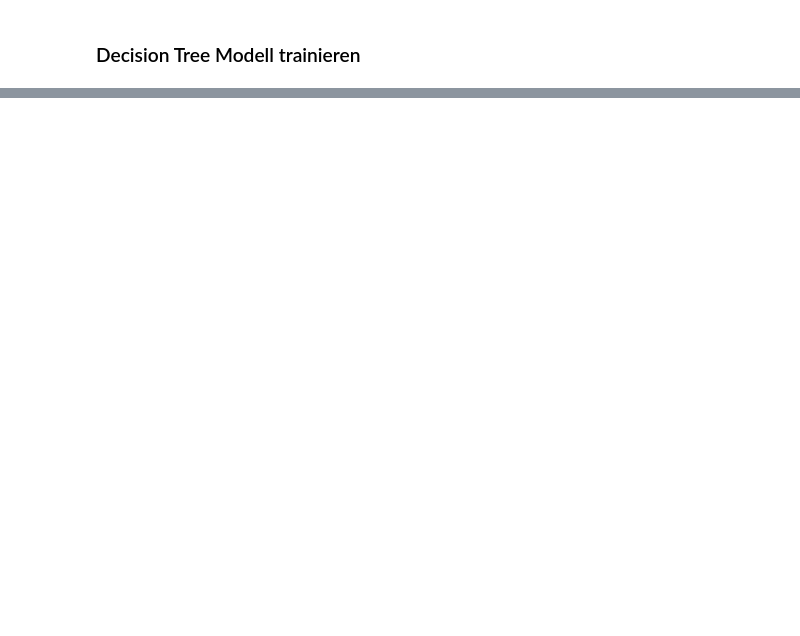
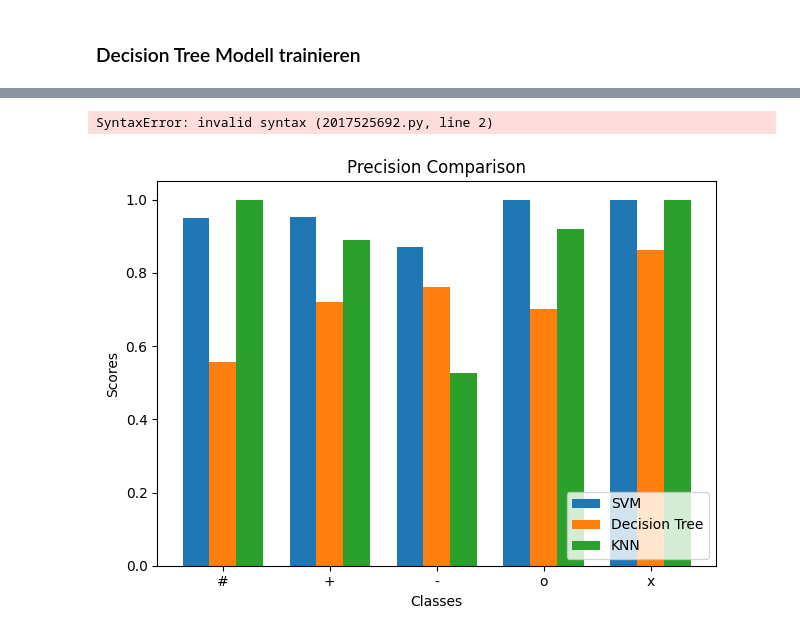
Before and after one commit to heimberg/male-project, a Jupyter notebook: PVA-03/PVA-03.ipynb, the cells around one changed output, grey strips where cells are left out. Saved outputs shown, nothing was run; the diff lists cells and outputs as text; code cells hidden in the pictures; blank space fills up the shorter version.

```diff
--- a/PVA-03/PVA-03.ipynb
+++ b/PVA-03/PVA-03.ipynb
@@ -151,0 +272,57 @@ weighted avg       0.96      0.96      0.96       120
+# %%
+### Vergleich der drei Klassifikatoren
+Als nächstes wird die Performance der drei Klassifikatoren verglichen:
+# %% [output]
+SyntaxError: invalid syntax (2017525692.py, line 2)
+# %%
+import numpy as np
+import matplotlib.pyplot as plt
+
+# Class labels
+labels = list(svm_report.keys())[:-3]
+
+# Precision scores for each class
+svm_precision = [svm_report[label]['precision'] for label in labels]
+dt_precision = [dt_report[label]['precision'] for label in labels]
+knn_precision = [knn_report[label]['precision'] for label in labels]
+
+# Recall scores for each class
+svm_recall = [svm_report[label]['recall'] for label in labels]
+dt_recall = [dt_report[label]['recall'] for label in labels]
+knn_recall = [knn_report[label]['recall'] for label in labels]
+
+# F1-scores for each class
+svm_f1 = [svm_report[label]['f1-score'] for label in labels]
+dt_f1 = [dt_report[label]['f1-score'] for label in labels]
+knn_f1 = [knn_report[label]['f1-score'] for label in labels]
+
+
+
+# Set the width of the bars
+bar_width = 0.25
+
+# Set the positions of the bars
+bar_positions = np.arange(len(labels))
+
+# Plotting
+fig, ax = plt.subplots()
+
+# Plotting bars for each classifier
+ax.bar(bar_positions - bar_width, svm_precision, bar_width, label='SVM')
+ax.bar(bar_positions, dt_precision, bar_width, label='Decision Tree')
+ax.bar(bar_positions + bar_width, knn_precision, bar_width, label='KNN')
+
+# Add labels, title, and legend
+ax.set_xlabel('Classes')
+ax.set_ylabel('Scores')
+ax.set_title('Precision Comparison')
+ax.set_xticks(bar_positions)
+ax.set_xticklabels(labels)
+ax.legend()
+ax.legend(loc='lower right')
+
+# Show the plot
+plt.tight_layout()
+plt.show()
+# %% [output]
+[figure, added]
```
Also changed, not shown: parts of 11 cells of this notebook.
